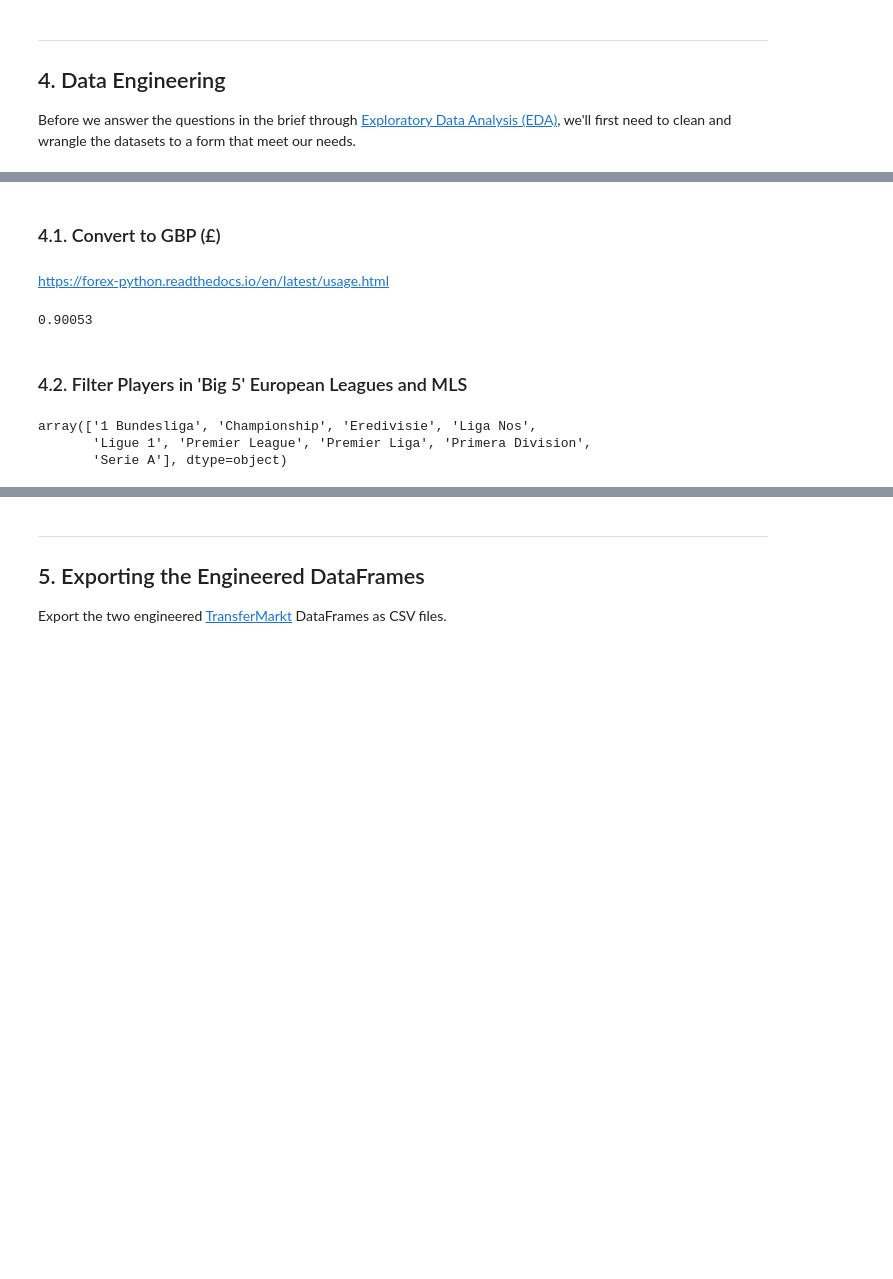
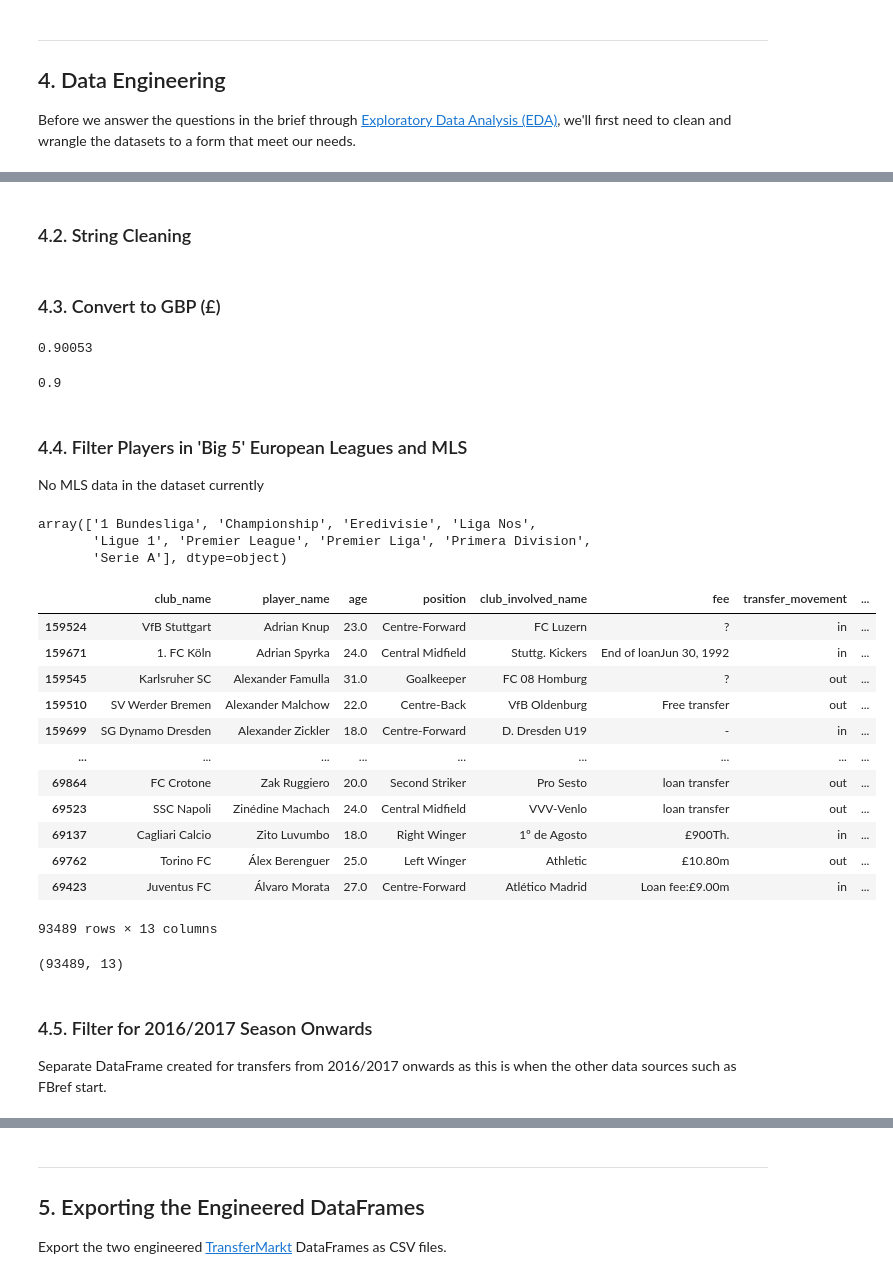
Before and after one commit to eddwebster/football_analytics, a Jupyter notebook: notebooks/3_data_engineering/TransferMarkt Player Recorded Transfer Fees Data Engineering.ipynb, the cells around one changed output, grey strips where cells are left out. Saved outputs shown, nothing was run; the diff lists cells and outputs as text; code cells hidden in the pictures; blank space fills up the shorter version.

```diff
--- a/notebooks/3_data_engineering/TransferMarkt Player Recorded Transfer Fees Data Engineering.ipynb
+++ b/notebooks/3_data_engineering/TransferMarkt Player Recorded Transfer Fees Data Engineering.ipynb
@@ -379,0 +460,3 @@ Before we answer the questions in the brief through [Exploratory Data Analysis (
+# %%
+# Assign Raw DataFrames to new Engineered DataFrames
+df_tm_transfer_history_all = df_tm_transfer_history_all_raw.copy()
@@ -380,7 +472,10 @@ Before we answer the questions in the brief through [Exploratory Data Analysis (
+# %% [markdown]
+### <a id='#section4.2'>4.2. String Cleaning</a>
+# %%
+# Map TM league codes to DataFrame
+df_tm_transfer_history_all['league_code'] = df_tm_transfer_history_all['league_name'].map(dict_league_codes)
 # %% [markdown]
-### <a id='#section4.1'>4.1. Convert to GBP (£)</a>
+### <a id='#section4.3'>4.3. Convert to GBP (£)</a>
-# %% [markdown]
-https://forex-python.readthedocs.io/en/latest/usage.html
 # %%
 # Currency Convert
 from currency_converter import CurrencyConverter
@@ -396,6 +491,12 @@ rate_eur_gbp = (c.convert(1, 'EUR', 'GBP'))
 rate_eur_gbp
 # %% [output]
 0.90053
+# %%
+# Overwrite
+rate_eur_gbp = 0.90
+rate_eur_gbp
+# %% [output]
+0.9
 # %%
 # NOT NEEDED AS ALREADY IN POUNDS
 
@@ -404,3 +505,4 @@ rate_eur_gbp
 # %% [markdown]
-### <a id='#section4.2'>4.2. Filter Players in 'Big 5' European Leagues and MLS</a>
+### <a id='#section4.4'>4.4. Filter Players in 'Big 5' European Leagues and MLS</a>
+No MLS data in the dataset currently
 # %%
@@ -409,6 +511,32 @@ df_transfers_all['league_name'].unique()
 array(['1 Bundesliga', 'Championship', 'Eredivisie', 'Liga Nos',
        'Ligue 1', 'Premier League', 'Premier Liga', 'Primera Division',
        'Serie A'], dtype=object)
+# %%
+# Filter list of 'Big 5' European Leagues and MLS from DataFrame
+df_tm_transfer_history_big5 = df_tm_transfer_history_all[df_tm_transfer_history_all['league_name'].isin(lst_big5_mls_leagues)]
+# %%
+df_tm_transfer_history_big5
+# %% [output]
+|  | club_name | player_name | age | position | club_involved_name | fee | transfer_movement | ... |
+| 159524 | VfB Stuttgart | Adrian Knup | 23.0 | Centre-Forward | FC Luzern | ? | in | ... |
+| 159671 | 1. FC Köln | Adrian Spyrka | 24.0 | Central Midfield | Stuttg. Kickers | End of loanJun 30, 1992 | in | ... |
+| 159545 | Karlsruher SC | Alexander Famulla | 31.0 | Goalkeeper | FC 08 Homburg | ? | out | ... |
+| 159510 | SV Werder Bremen | Alexander Malchow | 22.0 | Centre-Back | VfB Oldenburg | Free transfer | out | ... |
+| 159699 | SG Dynamo Dresden | Alexander Zickler | 18.0 | Centre-Forward | D. Dresden U19 | - | in | ... |
+| ... | ... | ... | ... | ... | ... | ... | ... | ... |
+| 69864 | FC Crotone | Zak Ruggiero | 20.0 | Second Striker | Pro Sesto | loan transfer | out | ... |
+| 69523 | SSC Napoli | Zinédine Machach | 24.0 | Central Midfield | VVV-Venlo | loan transfer | out | ... |
+| 69137 | Cagliari Calcio | Zito Luvumbo | 18.0 | Right Winger | 1º de Agosto | £900Th. | in | ... |
+| 69762 | Torino FC | Álex Berenguer | 25.0 | Left Winger | Athletic | £10.80m | out | ... |
+| 69423 | Juventus FC | Álvaro Morata | 27.0 | Centre-Forward | Atlético Madrid | Loan fee:£9.00m | in | ... |
+93489 rows × 13 columns
+# %%
+df_tm_transfer_history_big5.shape
+# %% [output]
+(93489, 13)
+# %% [markdown]
+### <a id='#section4.5'>4.5. Filter for 2016/2017 Season Onwards</a>
+Separate DataFrame created for transfers from 2016/2017 onwards as this is when the other data sources such as FBref start.
 # %%
 # Filter plays in the Big 5 European Leagues
 
```
Also changed, not shown: parts of 56 cells of this notebook.
